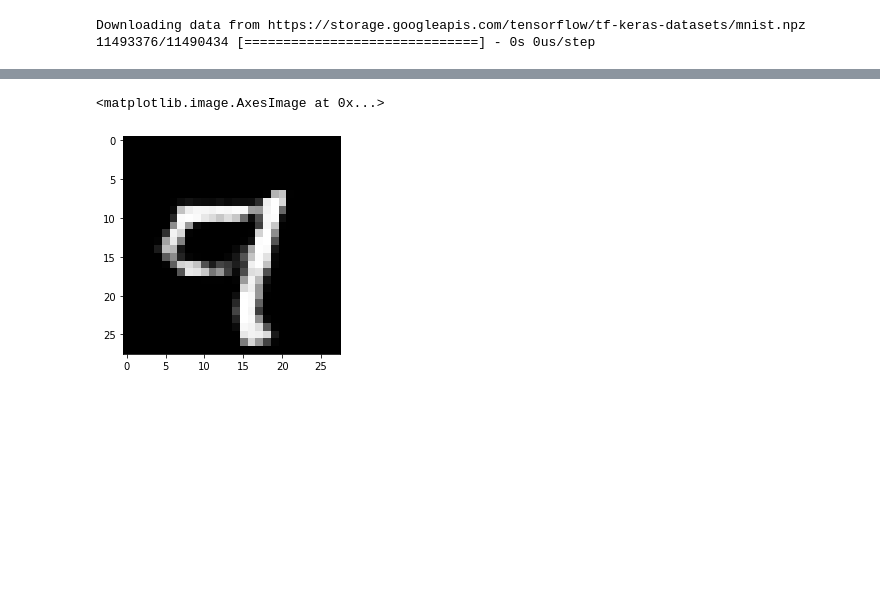
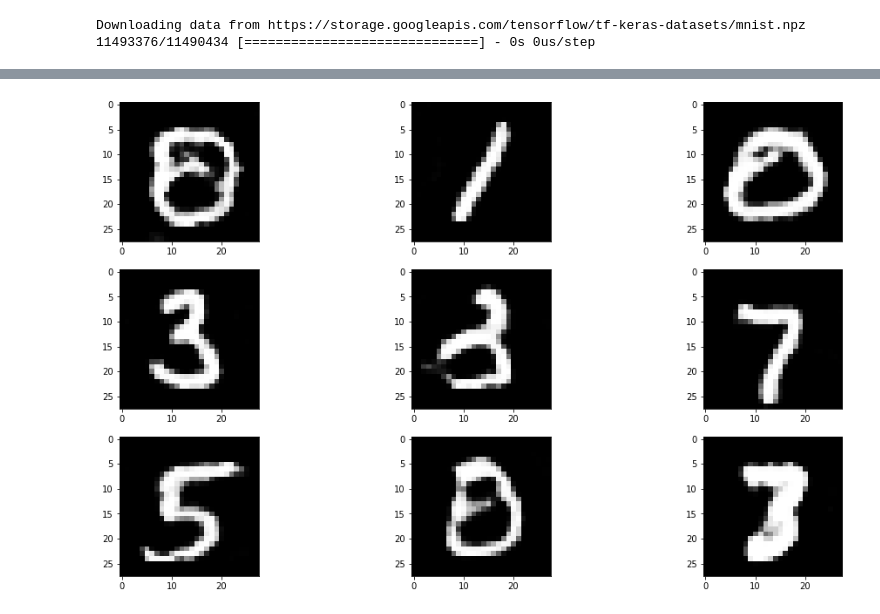
Before and after one commit to saahiluppal/gan_research, a Jupyter notebook: vanilla_gan.ipynb, the cells around one changed output, grey strips where cells are left out. Saved outputs shown, nothing was run; the diff lists cells and outputs as text; code cells hidden in the pictures; blank space fills up the shorter version.

```diff
--- a/vanilla_gan.ipynb
+++ b/vanilla_gan.ipynb
@@ -39,20 +27,24 @@ from tensorflow.keras import layers
 # %%
 def generator_model():
   model = tf.keras.Sequential([
-          tf.keras.layers.Dense(7 * 7 * 256, input_shape=(100, )),
+          tf.keras.layers.Dense(4 * 4 * 512, input_shape=(100, )),
           tf.keras.layers.BatchNormalization(),
           tf.keras.layers.LeakyReLU(),
 
-          tf.keras.layers.Reshape(target_shape=(7, 7, 256)),
+          tf.keras.layers.Reshape(target_shape=(4, 4, 512)),
+
+          tf.keras.layers.Conv2DTranspose(256, (4, 4)),
+          tf.keras.layers.BatchNormalization(),
+          tf.keras.layers.LeakyReLU(),
 
           tf.keras.layers.Conv2DTranspose(128, (3, 3), padding='same'),
           tf.keras.layers.BatchNormalization(),
           tf.keras.layers.LeakyReLU(),
 
-          tf.keras.layers.Conv2DTranspose(64, (3, 3), strides=(2, 2), padding='same'),
+          tf.keras.layers.Conv2DTranspose(64, (3, 3), strides = 2, padding='same'),
           tf.keras.layers.BatchNormalization(),
           tf.keras.layers.LeakyReLU(),
 
-          tf.keras.layers.Conv2DTranspose(1, (3, 3), strides = (2,2), padding='same', activation='tanh'),
+          tf.keras.layers.Conv2DTranspose(1, (3, 3), strides=2, padding='same', activation='tanh')
   ])
   return model
@@ -172,5 +208,8 @@ Epoch 100 completed: Time: 15.123825788497925, loss 1.3455754518508911--0.934167
 # %%
-plt.imshow(generator(tf.random.normal([1, 100]), training=False)[0, :, :, 0], cmap='gray')
+plt.figure(figsize=(17,10))
+
+for val in range(1, 10):
+  plt.subplot(3,3,val)
+  plt.imshow(generator(tf.random.normal([1, 100]), training=False)[0, :, :, 0], cmap='gray')
 # %% [output]
-<matplotlib.image.AxesImage at 0x...>
-[figure, old version]
+[figure, new version]
```
Also changed, not shown: parts of 15 cells of this notebook.
